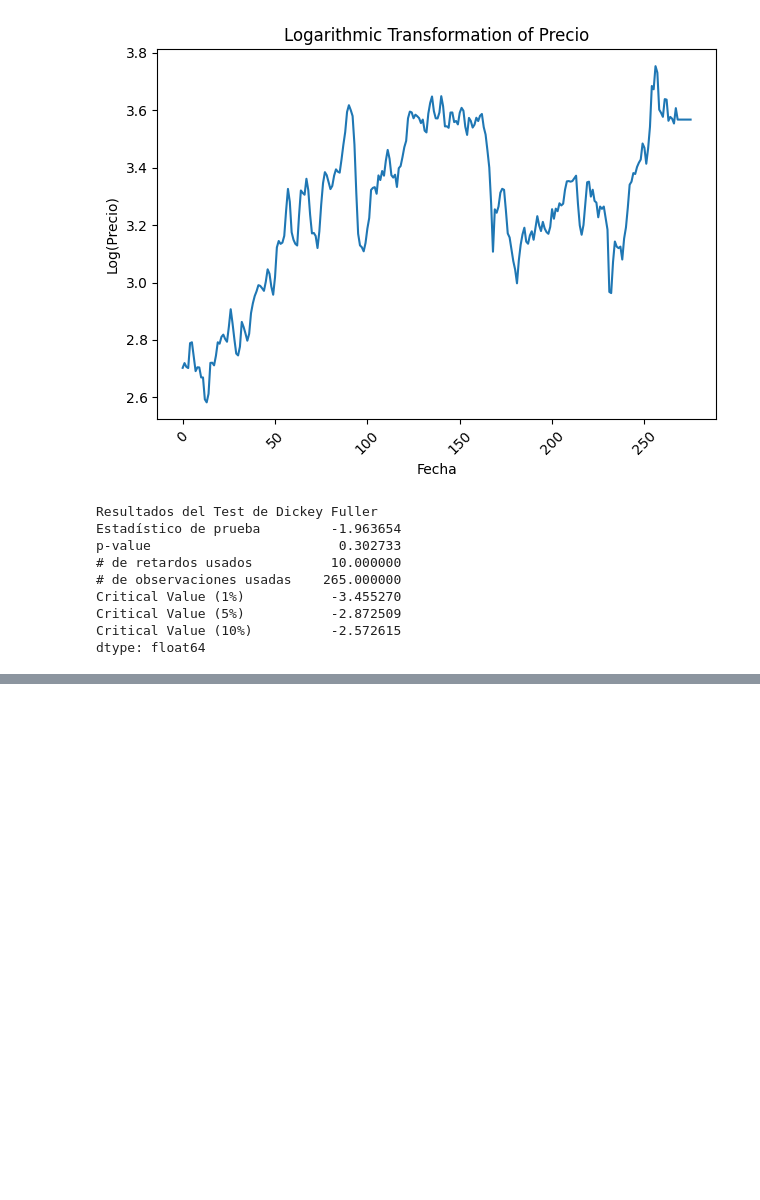
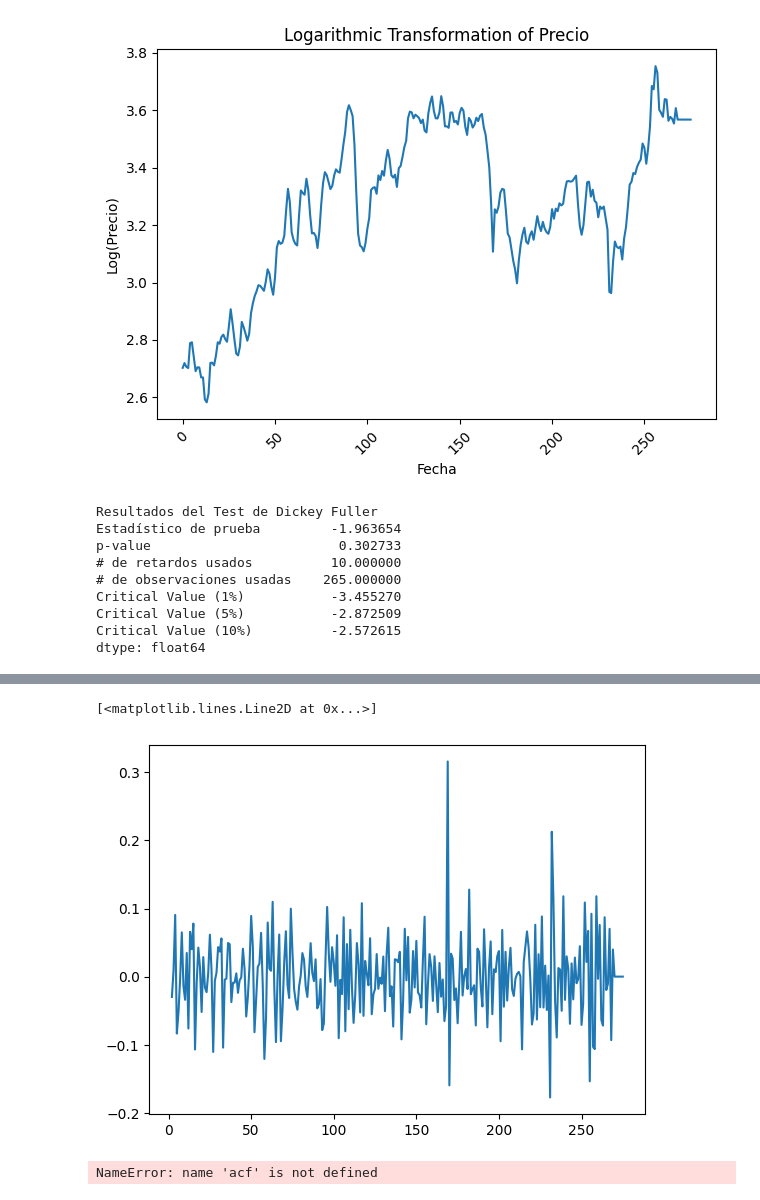
Before and after one commit to rsmith1220/Lab2DS, a Jupyter notebook: superPorMes.ipynb, the cells around one changed output, grey strips where cells are left out. Saved outputs shown, nothing was run; the diff lists cells and outputs as text; code cells hidden in the pictures; blank space fills up the shorter version.

```diff
--- a/superPorMes.ipynb
+++ b/superPorMes.ipynb
@@ -188,6 +189,7 @@ plt.show()
 # descomposicion.plot()
 # %%
 data_transformation['Precio_Log'] = np.log(data_transformation['Precio'])
+data_transformation_log = np.log(data_transformation['Precio'])
 plt.plot(data_transformation.index, data_transformation['Precio_Log'])
 plt.gca().set(title="Logarithmic Transformation of Precio", xlabel="Fecha", ylabel="Log(Precio)")
 plt.xticks(rotation=45)
@@ -226,0 +266,13 @@ TypeError: unsupported operand type(s) for -: 'str' and 'str'
+# %%
+plt.plot(data_transformation_log.diff().diff())
+# %% [output]
+[<matplotlib.lines.Line2D at 0x...>]
+[figure, added]
+# %%
+data_transformation_log_diff = data_transformation_log.diff().diff()
+data_transformation_log_diff.dropna(inplace = True)
+tsa_acf = acf(data_transformation_log_diff,nlags=5,fft=False)
+tsa_pacf = pacf(data_transformation_log_diff, nlags=36)
+tsa_acf
+# %% [output]
+NameError: name 'acf' is not defined
```
Also changed, not shown: parts of 6 cells of this notebook.
